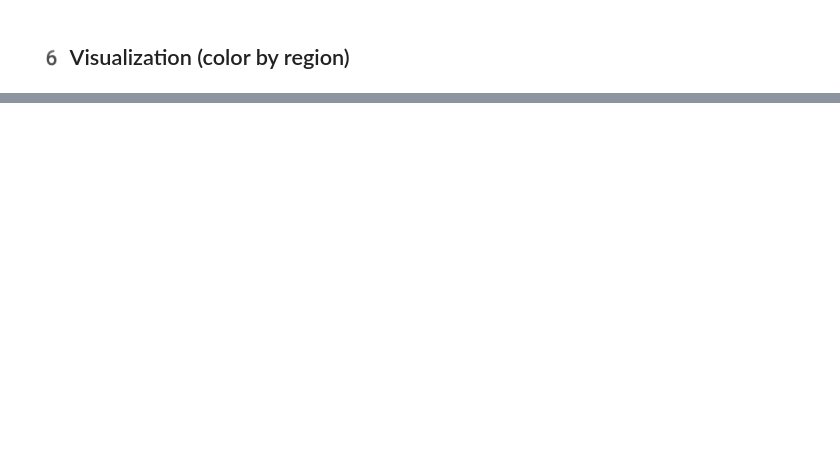
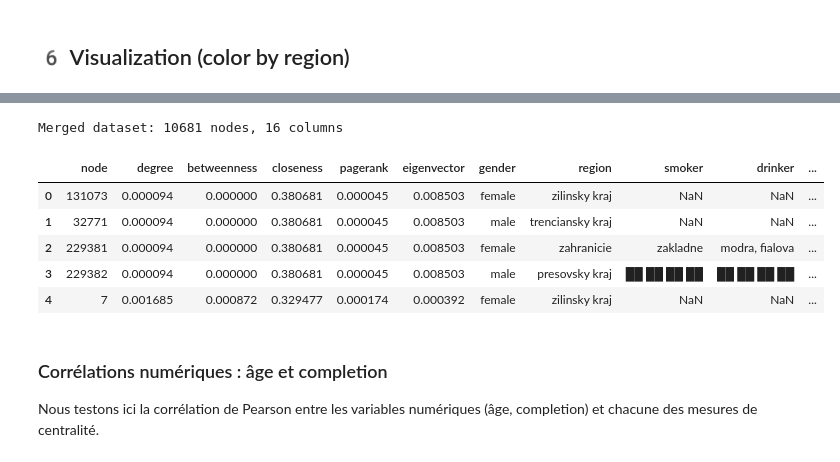
Before and after one commit to rouabouhouch/Datamining, a Jupyter notebook: projet.ipynb, the cells around one changed output, grey strips where cells are left out. Drawn from its saved outputs; the diff is of its cells as text; code cells hidden in the pictures; blank space fills up the shorter version.

```diff
--- a/projet.ipynb
+++ b/projet.ipynb
@@ -297,0 +535,11 @@ Region assortativity: 0.327
+# %%
+try:
+    eigen_centrality = nx.eigenvector_centrality_numpy(H_cc)
+except nx.NetworkXError:
+    eigen_centrality = nx.eigenvector_centrality(H_cc, max_iter=500)
+
+print(f"Centralité de vecteur propre calculée pour {len(eigen_centrality)} nœuds.")
+
+top_eig = sorted(eigen_centrality.items(), key=lambda x: x[1], reverse=True)[:5]
+for node, score in top_eig:
+    print(f"Node {node}: eigenvector = {score:.4f}")
@@ -297,0 +560,33 @@ Region assortativity: 0.327
+# %%
+import pandas as pd
+
+# Convertir les centralités en DataFrames et fusionner
+centralities_df = pd.DataFrame({
+    "node": list(H_cc.nodes()),
+    "degree": [degree_centrality[n] for n in H_cc.nodes()],
+    "betweenness": [betweenness_centrality[n] for n in H_cc.nodes()],
+    "closeness": [closeness_centrality[n] for n in H_cc.nodes()],
+    "pagerank": [pagerank[n] for n in H_cc.nodes()],
+    "eigenvector": [eigen_centrality[n] for n in H_cc.nodes()],
+})
+
+# Extraire les attributs déjà attachés aux nœuds
+attrs = pd.DataFrame.from_dict(dict(H_cc.nodes(data=True)), orient="index").reset_index()
+attrs.rename(columns={"index": "node"}, inplace=True)
+
+# Fusion
+merged = pd.merge(centralities_df, attrs, on="node", how="inner")
+print(f"Merged dataset: {merged.shape[0]} nodes, {merged.shape[1]} columns")
+merged.head()
+# %% [output]
+Merged dataset: 10681 nodes, 16 columns
+|  | node | degree | betweenness | closeness | pagerank | eigenvector | gender | region | smoker | drinker | ... |
+| 0 | 131073 | 0.000094 | 0.000000 | 0.380681 | 0.000045 | 0.008503 | female | zilinsky kraj | NaN | NaN | ... |
+| 1 | 32771 | 0.000094 | 0.000000 | 0.380681 | 0.000045 | 0.008503 | male | trenciansky kraj | NaN | NaN | ... |
+| 2 | 229381 | 0.000094 | 0.000000 | 0.380681 | 0.000045 | 0.008503 | female | zahranicie | zakladne | modra, fialova | ... |
+| 3 | 229382 | 0.000094 | 0.000000 | 0.380681 | 0.000045 | 0.008503 | male | presovsky kraj | ██ ██ ██ ██ | ██ ██ ██ ██ | ... |
+| 4 | 7 | 0.001685 | 0.000872 | 0.329477 | 0.000174 | 0.000392 | female | zilinsky kraj | NaN | NaN | ... |
+# %% [markdown]
+### Corrélations numériques : âge et completion
+Nous testons ici la corrélation de Pearson entre les variables numériques (âge, completion)
+et chacune des mesures de centralité.
```
Also changed, not shown: parts of 55 cells of this notebook, 2 other files.
